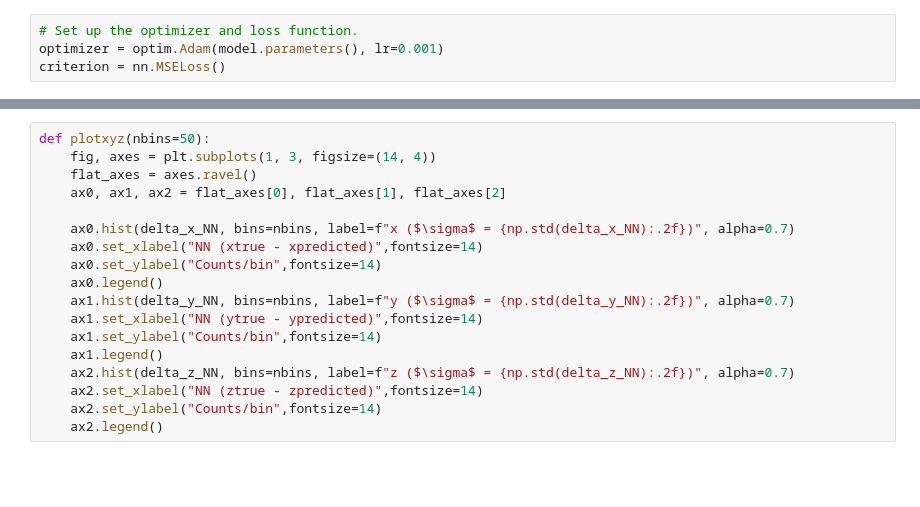
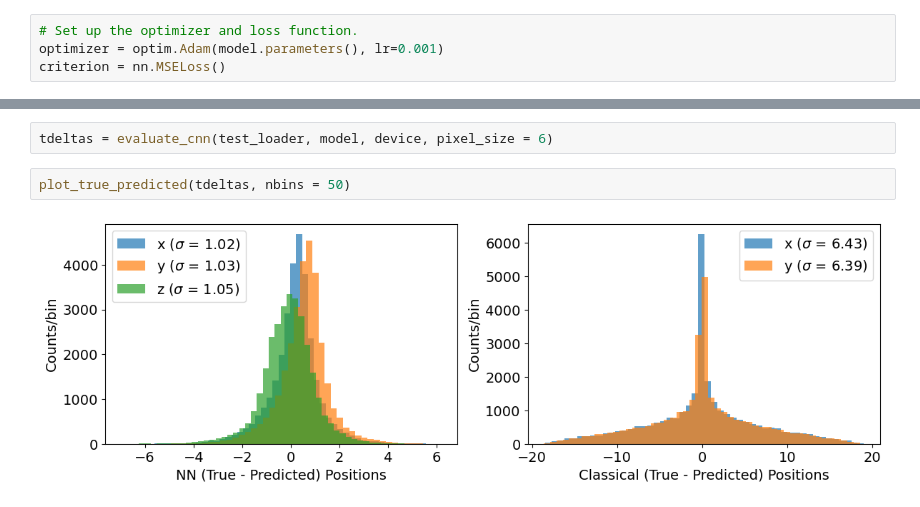
Before and after one commit to jjgomezcadenas/pymono, a Jupyter notebook: notebooks/mono_xyz_resolution_basic_cnn_01.ipynb, the cells around one changed output, grey strips where cells are left out. Saved outputs shown, nothing was run; the diff lists cells and outputs as text; blank space fills up the shorter version.

```diff
--- a/notebooks/mono_xyz_resolution_basic_cnn_01.ipynb
+++ b/notebooks/mono_xyz_resolution_basic_cnn_01.ipynb
@@ -333,19 +258,7 @@ ax2.legend()
-# %%
-def plotxyz(nbins=50):
-    fig, axes = plt.subplots(1, 3, figsize=(14, 4))
-    flat_axes = axes.ravel()
-    ax0, ax1, ax2 = flat_axes[0], flat_axes[1], flat_axes[2]
-
-    ax0.hist(delta_x_NN, bins=nbins, label=f"x ($\sigma$ = {np.std(delta_x_NN):.2f})", alpha=0.7)
-    ax0.set_xlabel("NN (xtrue - xpredicted)",fontsize=14)
-    ax0.set_ylabel("Counts/bin",fontsize=14)
-    ax0.legend()
-    ax1.hist(delta_y_NN, bins=nbins, label=f"y ($\sigma$ = {np.std(delta_y_NN):.2f})", alpha=0.7)
-    ax1.set_xlabel("NN (ytrue - ypredicted)",fontsize=14)
-    ax1.set_ylabel("Counts/bin",fontsize=14)
-    ax1.legend()
-    ax2.hist(delta_z_NN, bins=nbins, label=f"z ($\sigma$ = {np.std(delta_z_NN):.2f})", alpha=0.7)
-    ax2.set_xlabel("NN (ztrue - zpredicted)",fontsize=14)
-    ax2.set_ylabel("Counts/bin",fontsize=14)
-    ax2.legend()
+# %%
+tdeltas = evaluate_cnn(test_loader, model, device, pixel_size = 6)
+# %%
+plot_true_predicted(tdeltas, nbins = 50)
+# %% [output]
+[figure, added]
 # %%
```
Also changed, not shown: parts of 15 cells of this notebook, 4 other files.
